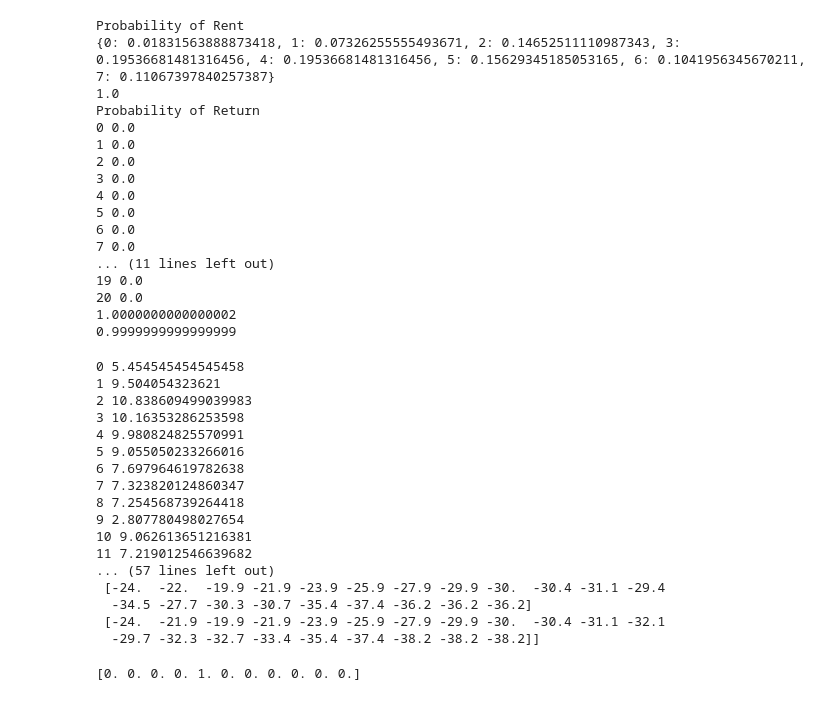
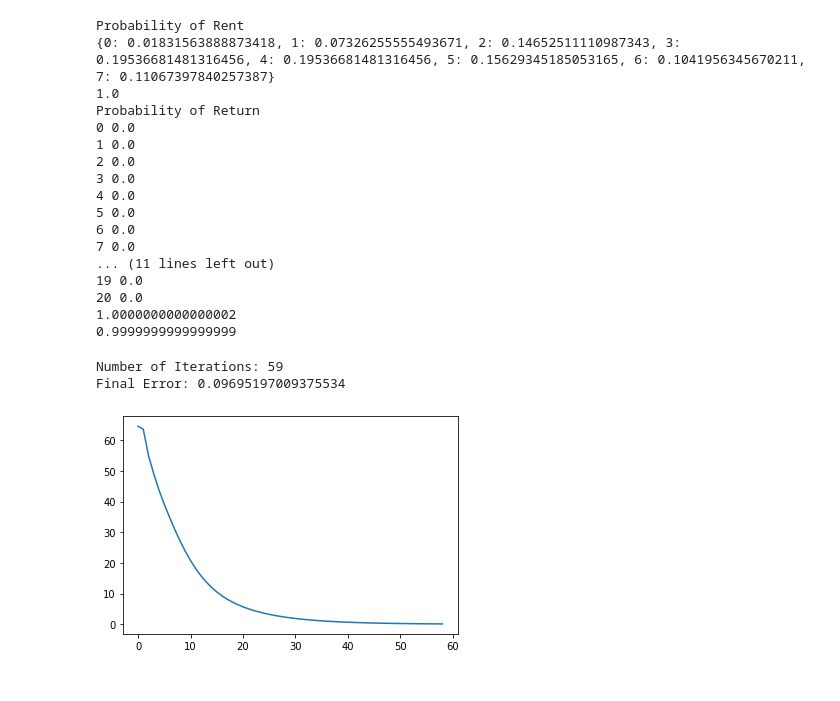
Before and after one commit to chandrusuresh/ReinforcementLearning, a Jupyter notebook: Policy_Iteration.ipynb, the cells around one changed output. Cells and saved outputs as stored; diff of their text form; code cells hidden in the pictures.

```diff
--- a/Policy_Iteration.ipynb
+++ b/Policy_Iteration.ipynb
@@ -66,15 +68,19 @@ def poisson(lamda,n):
 
 def prob_rent(init_cars,lambda_rent):
   sum_prob = 0
+  reward = 0.0
   prob_rent = dict()
   for i in range(init_cars):
     prob_rent[i] = poisson(lambda_rent,i)
     sum_prob = sum_prob + prob_rent[i]
+    reward = reward + prob_rent[i]*i*rent_cost
   prob_rent[init_cars] = 1 - sum_prob
-  return prob_rent
+  reward = reward + (1 - sum_prob)*init_cars*rent_cost
+  return prob_rent,reward
 
 def prob_retn(init,prob_rent,lambda_retn):
   prob_cars = dict()
+
   for k in prob_rent.keys():
     c = init-k
     sum_prob = 0
@@ -93,10 +99,11 @@ def prob_retn(init,prob_rent,lambda_retn):
 
 def transition(lambda_rent,lambda_retn):
   p_trans = dict()
+  reward_tbl = dict()
   for init_cars in range(max_cars+1):
-    p_rent = prob_rent(init_cars,lambda_rent)
+    p_rent,reward_tbl[init_cars] = prob_rent(init_cars,lambda_rent)
     p_trans[init_cars] = prob_retn(init_cars,p_rent,lambda_retn)
-  return p_trans
+  return p_trans,reward_tbl
 
-p_trans_1 = transition(rent[0],retn[0])
-p_trans_2 = transition(rent[1],retn[1])
+p_trans_1,reward_tbl_1 = transition(rent[0],retn[0])
+p_trans_2,reward_tbl_2 = transition(rent[1],retn[1])
@@ -127,7 +155,7 @@ def evaluate_policy(v_s,pi):
   vs_new = np.copy(v_s)
   for i in range(max_cars+1):
     for j in range(max_cars+1):
-      vs = state_value[i,j]
+      vs = vs_new[i,j]
       val_sum = 0
       for a in range(pi.shape[0]):
         if pi[a,i,j] == 0:
@@ -143,7 +171,7 @@ def evaluate_policy(v_s,pi):
           for jj in range(max_cars+1):
             p_jj = p_trans_2[new_j][jj]
             prob = p_ii*p_jj
-            trans_prob_sum = trans_prob_sum + prob*(reward+gamma*v_s[ii,jj])
+            trans_prob_sum = trans_prob_sum + prob*(reward_tbl_1[i]+reward_tbl_2[j] + reward+gamma*v_s[ii,jj])
         val_sum = val_sum + pi[a,i,j]*trans_prob_sum
       vs_new[i,j] = val_sum
   return vs_new
@@ -211,40 +237,28 @@ Probability of Return
 0.9999999999999999
 # %%
 # print(state_value[0,0])
-max_iters = 50
+max_iters = 120
 iter = 0
 vs_prev = state_value
 error = 1E5
 convergence = []
+pi = np.zeros((len(actions),max_cars+1,max_cars+1))
+pi[5,:,:] = 1
 while iter < max_iters and error > 0.1:
   pi = improve_policy(vs_prev)
   vs_new = evaluate_policy(vs_prev,pi)
+  # pi = improve_policy(vs_new)
   error = np.max(np.abs(vs_new-vs_prev))
   vs_prev = vs_new
-  print(iter,error)
+  # print(iter,error)
   convergence.append(error)
   iter = iter+1
-
-print(np.round(vs_new,1))
+print('Number of Iterations:',iter)
+print('Final Error:',error)
+# print(np.round(vs_new,1))
+plt.plot(list(range(len(convergence))),convergence)
+plt.show()
 # %% [output]
-0 5.454545454545458
-1 9.504054323621
-2 10.838609499039983
-3 10.16353286253598
-4 9.980824825570991
-5 9.055050233266016
-6 7.697964619782638
-7 7.323820124860347
-8 7.254568739264418
-9 2.807780498027654
-10 9.062613651216381
-11 7.219012546639682
-... (57 lines left out)
- [-24.  -22.  -19.9 -21.9 -23.9 -25.9 -27.9 -29.9 -30.  -30.4 -31.1 -29.4
-  -34.5 -27.7 -30.3 -30.7 -35.4 -37.4 -36.2 -36.2 -36.2]
- [-24.  -21.9 -19.9 -21.9 -23.9 -25.9 -27.9 -29.9 -30.  -30.4 -31.1 -32.1
-  -29.7 -32.3 -32.7 -33.4 -35.4 -37.4 -38.2 -38.2 -38.2]]
+Number of Iterations: 59
+Final Error: 0.09695197009375534
+[figure, added]
-# %%
-print(pi[:,3,5])
-# %% [output]
-[0. 0. 0. 0. 1. 0. 0. 0. 0. 0. 0.]
```
Also changed, not shown: parts of 8 cells of this notebook.
